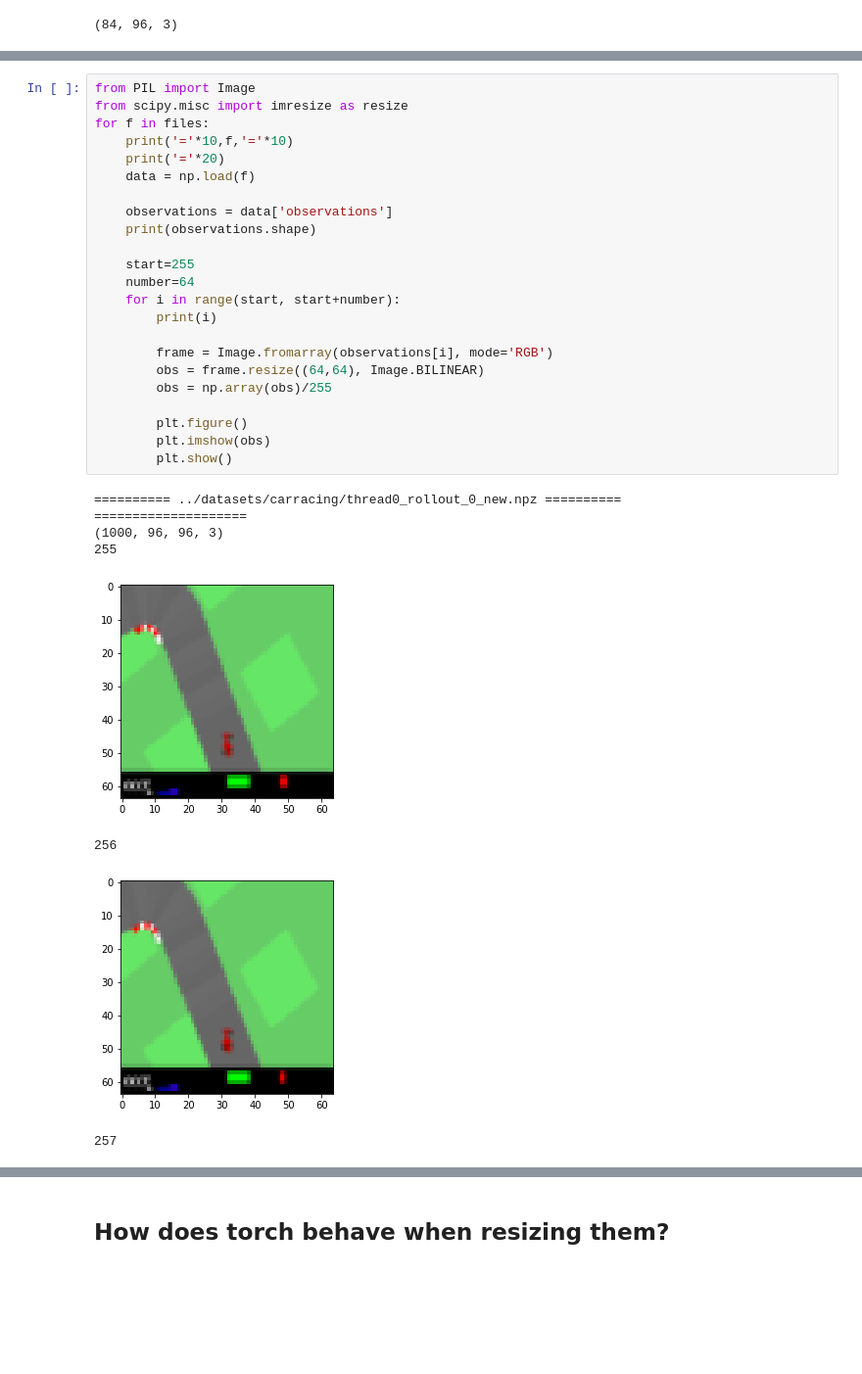
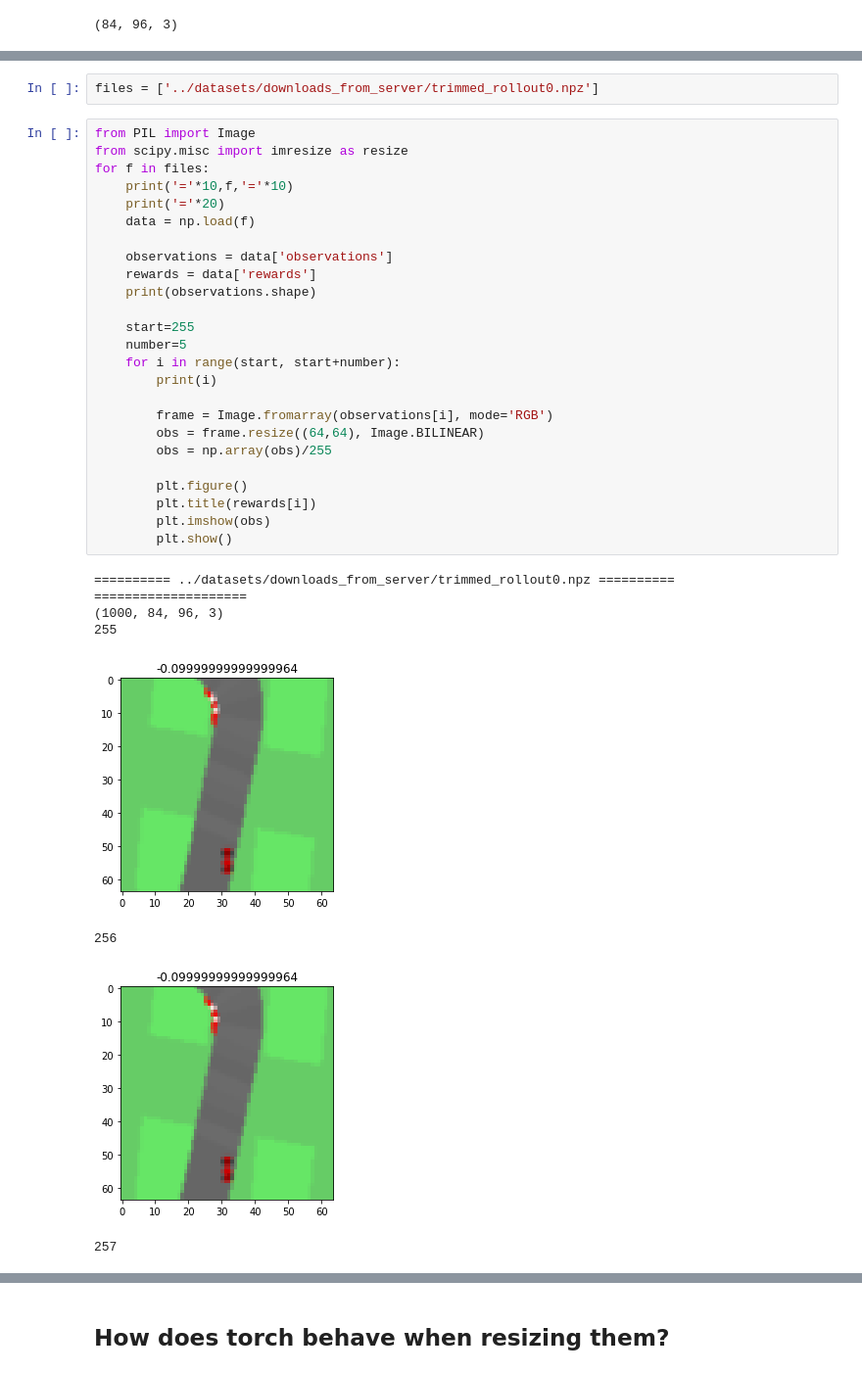
Before and after one commit to TrentBrick/Upside-Down-Free-Energy, a Jupyter notebook: notebooks/test_generated_images.ipynb, the cells around one changed output, grey strips where cells are left out. Shown at 98% size. Cells and saved outputs as stored; diff of their text form; blank space fills up the shorter version.

Commit message:
debugging joint rollout

```diff
--- a/notebooks/test_generated_images.ipynb
+++ b/notebooks/test_generated_images.ipynb
@@ -71,32 +61,36 @@ for o in ha_obs:
+# %%
+files = ['../datasets/downloads_from_server/trimmed_rollout0.npz']
 # %%
 from PIL import Image
 from scipy.misc import imresize as resize
 for f in files:
     print('='*10,f,'='*10)
     print('='*20)
     data = np.load(f)
 
     observations = data['observations']
+    rewards = data['rewards']
     print(observations.shape)
 
     start=255
-    number=64
+    number=5
     for i in range(start, start+number):
         print(i)
 
         frame = Image.fromarray(observations[i], mode='RGB')
         obs = frame.resize((64,64), Image.BILINEAR)
         obs = np.array(obs)/255
 
         plt.figure()
+        plt.title(rewards[i])
         plt.imshow(obs)
         plt.show()
 # %% [output]
-========== ../datasets/carracing/thread0_rollout_0_new.npz ==========
+========== ../datasets/downloads_from_server/trimmed_rollout0.npz ==========
 ====================
-(1000, 96, 96, 3)
+(1000, 84, 96, 3)
 255
-[figure, old version]
+[figure, new version]
 256
-[figure, old version]
+[figure, new version]
 257
```
Also changed, not shown: parts of 13 cells of this notebook, 8 other files.
